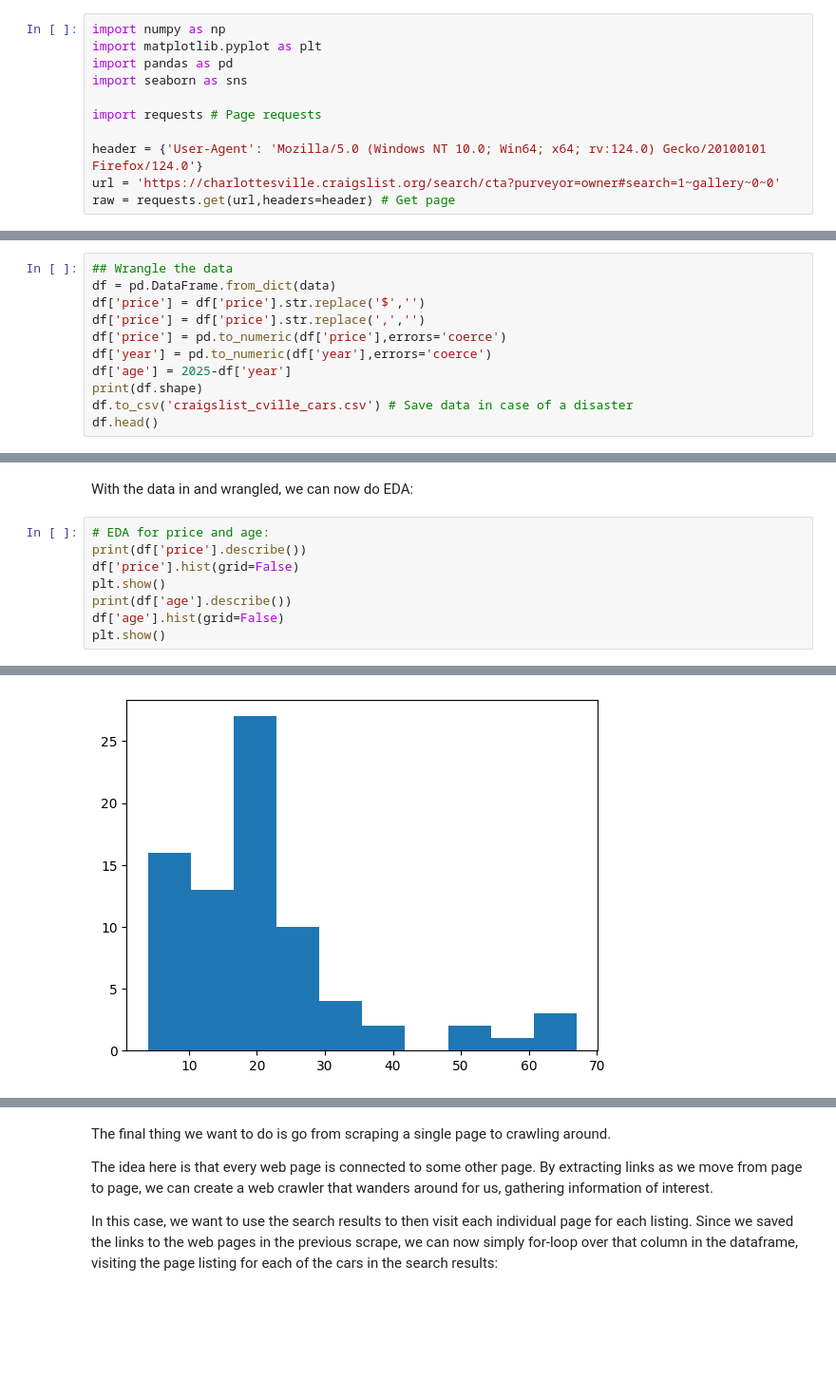
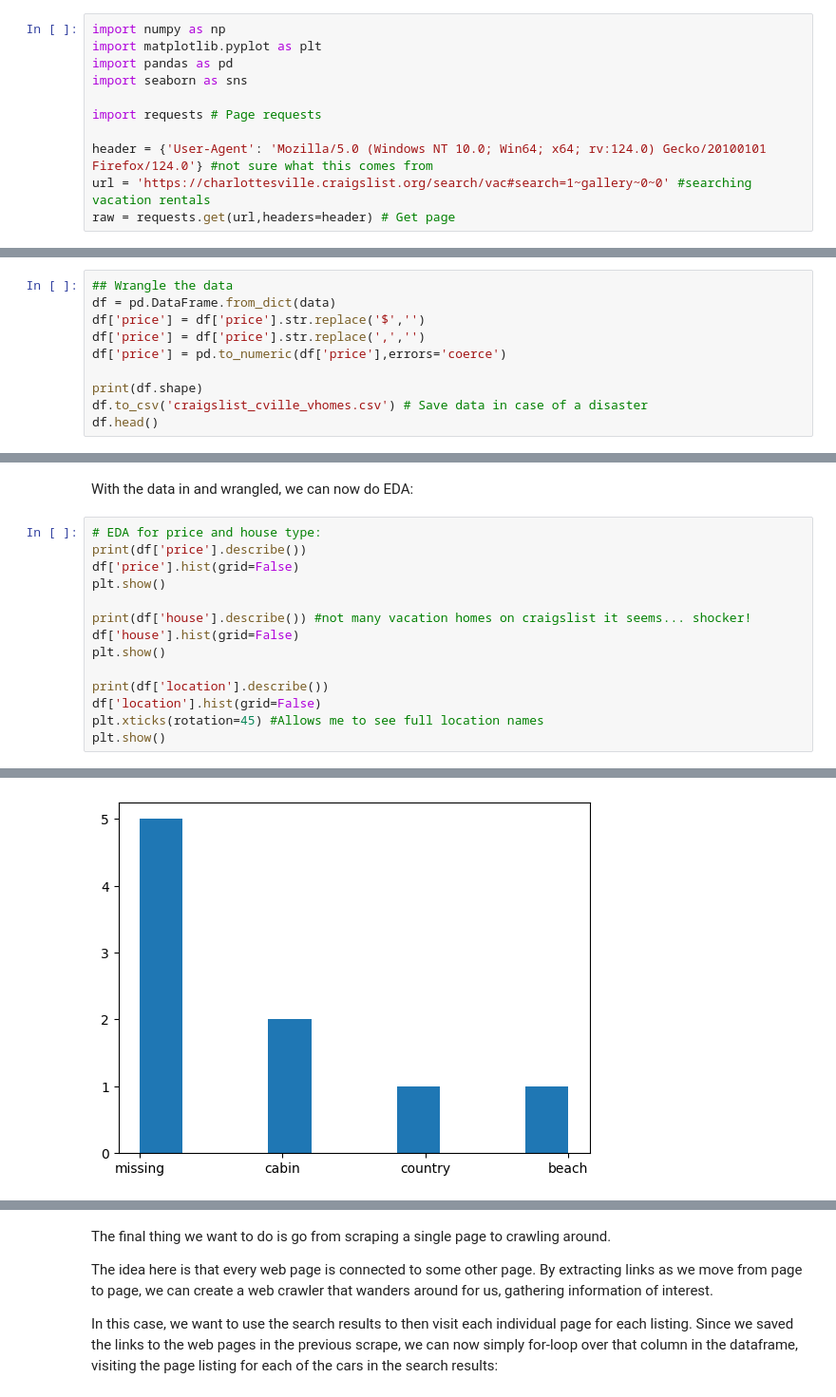
Before and after one commit to marisagua/labs, a Jupyter notebook: 02_scraping/lab_notebook.ipynb, the cells around one changed output, grey strips where cells are left out. Shown: that part at 95% size. Saved outputs shown, nothing was run; the diff lists cells and outputs as text; blank space fills up the shorter version.

```diff
--- a/02_scraping/lab_notebook.ipynb
+++ b/02_scraping/lab_notebook.ipynb
@@ -18,8 +20,8 @@ import seaborn as sns
 
 import requests # Page requests
 
-header = {'User-Agent': 'Mozilla/5.0 (Windows NT 10.0; Win64; x64; rv:124.0) Gecko/20100101 Firefox/124.0'}
-url = 'https://charlottesville.craigslist.org/search/cta?purveyor=owner#search=1~gallery~0~0'
+header = {'User-Agent': 'Mozilla/5.0 (Windows NT 10.0; Win64; x64; rv:124.0) Gecko/20100101 Firefox/124.0'} #not sure what this comes from
+url = 'https://charlottesville.craigslist.org/search/vac#search=1~gallery~0~0' #searching vacation rentals
 raw = requests.get(url,headers=header) # Get page
 # %% [markdown]
 Now that we have that particular page available locally, we want to **parse** it and get results from it. To do that, we can use a package called `beautifulSoup` or `bs4`.
@@ -144,9 +103,8 @@ df = pd.DataFrame.from_dict(data)
 df['price'] = df['price'].str.replace('$','')
 df['price'] = df['price'].str.replace(',','')
 df['price'] = pd.to_numeric(df['price'],errors='coerce')
-df['year'] = pd.to_numeric(df['year'],errors='coerce')
-df['age'] = 2025-df['year']
+
 print(df.shape)
-df.to_csv('craigslist_cville_cars.csv') # Save data in case of a disaster
+df.to_csv('craigslist_cville_vhomes.csv') # Save data in case of a disaster
 df.head()
 # %% [output]
@@ -160,11 +118,17 @@ df.head()
 # %% [markdown]
 With the data in and wrangled, we can now do EDA:
 # %%
-# EDA for price and age:
+# EDA for price and house type:
 print(df['price'].describe())
 df['price'].hist(grid=False)
 plt.show()
-print(df['age'].describe())
-df['age'].hist(grid=False)
+
+print(df['house'].describe()) #not many vacation homes on craigslist it seems... shocker!
+df['house'].hist(grid=False)
 plt.show()
+
+print(df['location'].describe())
+df['location'].hist(grid=False)
+plt.xticks(rotation=45) #Allows me to see full location names
+plt.show()
 # %% [output]
@@ -190 +150 @@ Name: age, dtype: float64
-[figure, old version]
+[figure, new version]
```
Also changed, not shown: parts of 22 cells of this notebook.
